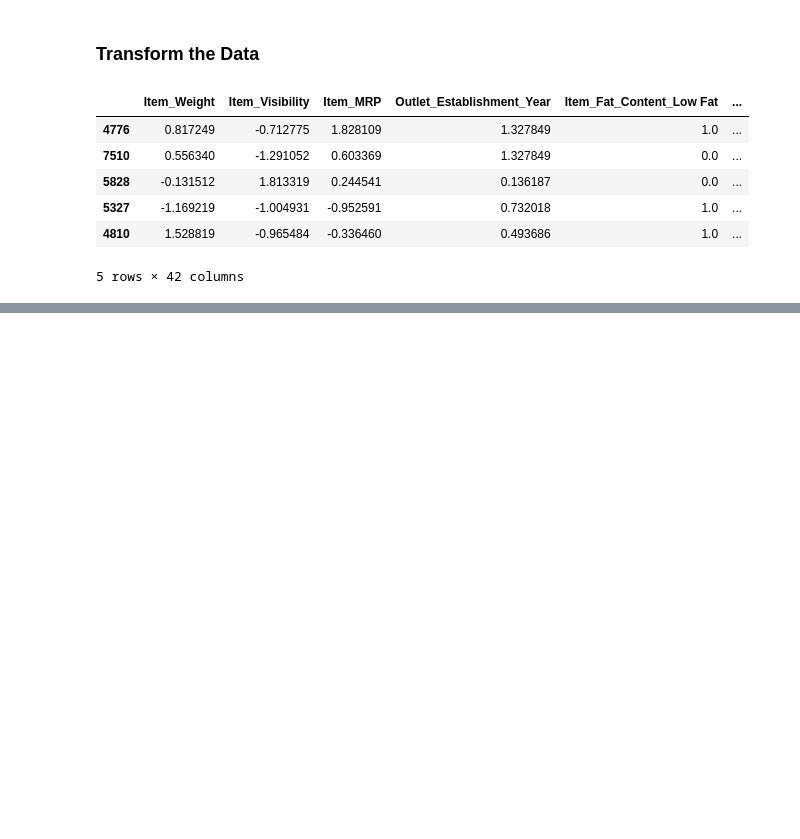
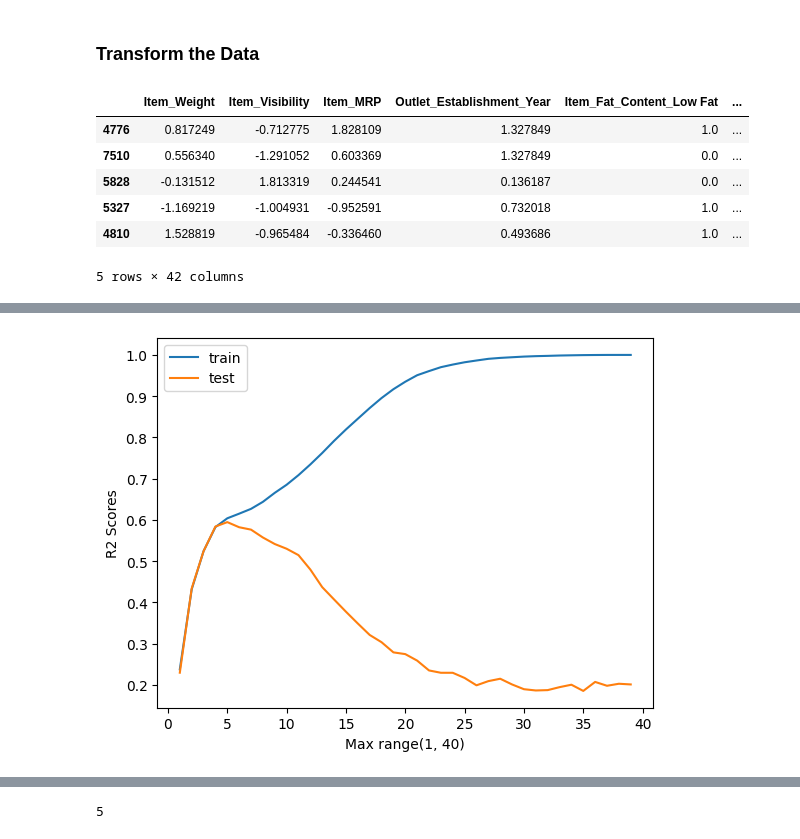
Before and after one commit to hokushrine/prediction-of-product-sales, a Jupyter notebook: Prediction_of_Product_Sales.ipynb, the cells around one changed output, grey strips where cells are left out. Cells and saved outputs as stored; diff of their text form; code cells hidden in the pictures; blank space fills up the shorter version.

Commit message:
Model tuning and analysis

```diff
--- a/Prediction_of_Product_Sales.ipynb
+++ b/Prediction_of_Product_Sales.ipynb
@@ -829,0 +1014,29 @@ X_train_processed.head()
+# %%
+# create a range of max_depth values
+depths = range(1, dec_tree_pipe['decisiontreeregressor'].get_depth())
+
+# create a dataframe to store train and test scores.
+dec_tree_scores = pd.DataFrame(columns=['Train', 'Test'], index=depths)
+
+#loop over the values in depths
+for n in depths:
+  # fit a new model with max_depth
+  tree = DecisionTreeRegressor(random_state = 42, max_depth=n)
+
+  # put the model into a pipeline
+  tree_pipe = make_pipeline(preprocessor, tree)
+
+  # fit the model
+  tree_pipe.fit(X_train, y_train)
+
+  #create prediction arrays
+  train_pred = tree_pipe.predict(X_train)
+  test_pred = tree_pipe.predict(X_test)
+
+  # evaluate the model using R2 Score
+  train_r2score = r2_score(y_train, train_pred)
+  test_r2score = r2_score(y_test, test_pred)
+
+  # store the scores in the scores dataframe
+  dec_tree_scores.loc[n, 'Train'] = train_r2score
+  dec_tree_scores.loc[n, 'Test'] = test_r2score
@@ -829,0 +1066,15 @@ X_train_processed.head()
+# %%
+# Plot the scores to visually determine the best max_depth
+def plot_scores(score_df, tune_param):
+  plt.plot(tune_param, score_df['Train'], label = 'train')
+  plt.plot(tune_param, score_df['Test'], label = 'test')
+  plt.ylabel('R2 Scores')
+  plt.xlabel(f'Max {tune_param}')
+  plt.legend()
+  plt.show()
+  return plt
+# %%
+# Plot the scores for DecTree's best max_depth
+plot_scores(dec_tree_scores, depths)
+# %% [output]
+[figure, added]
@@ -829,0 +1087,7 @@ X_train_processed.head()
+# %%
+# Get the best depth for dec_tree_scores
+best_tree_depth = best_depth(dec_tree_scores)
+best_tree_depth = best_depth(dec_tree_scores)
+best_tree_depth
+# %% [output]
+5
```
Also changed, not shown: parts of 48 cells of this notebook.
